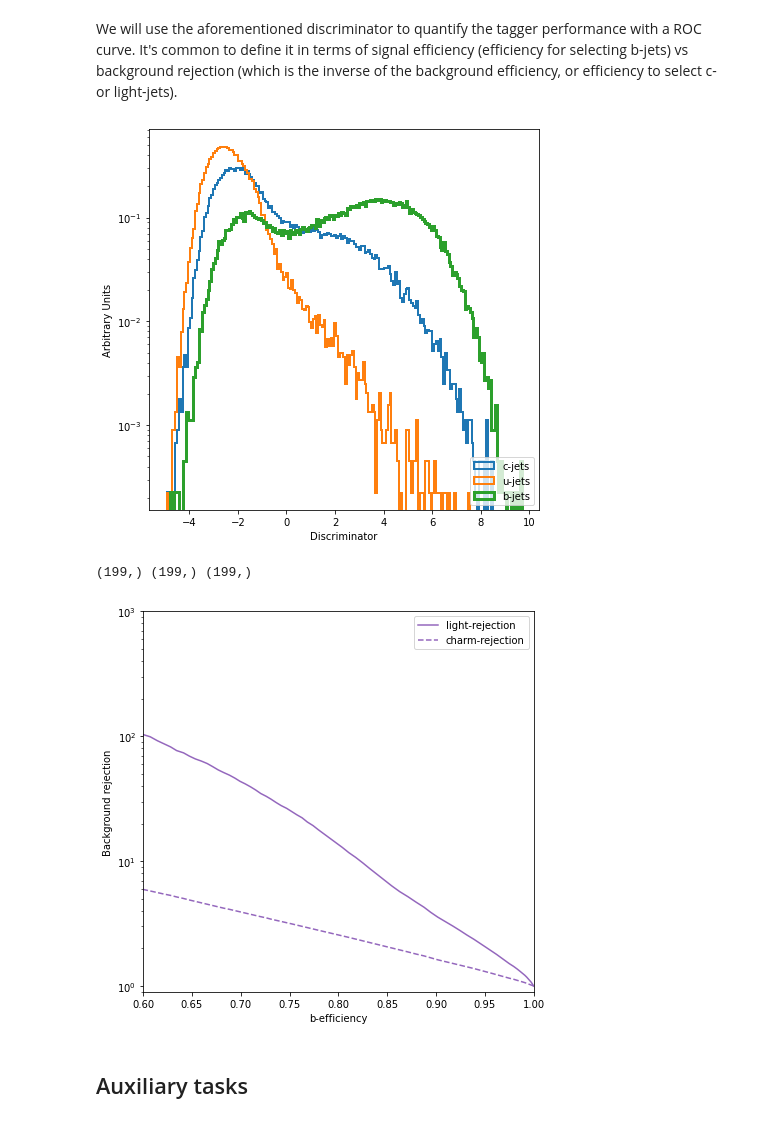
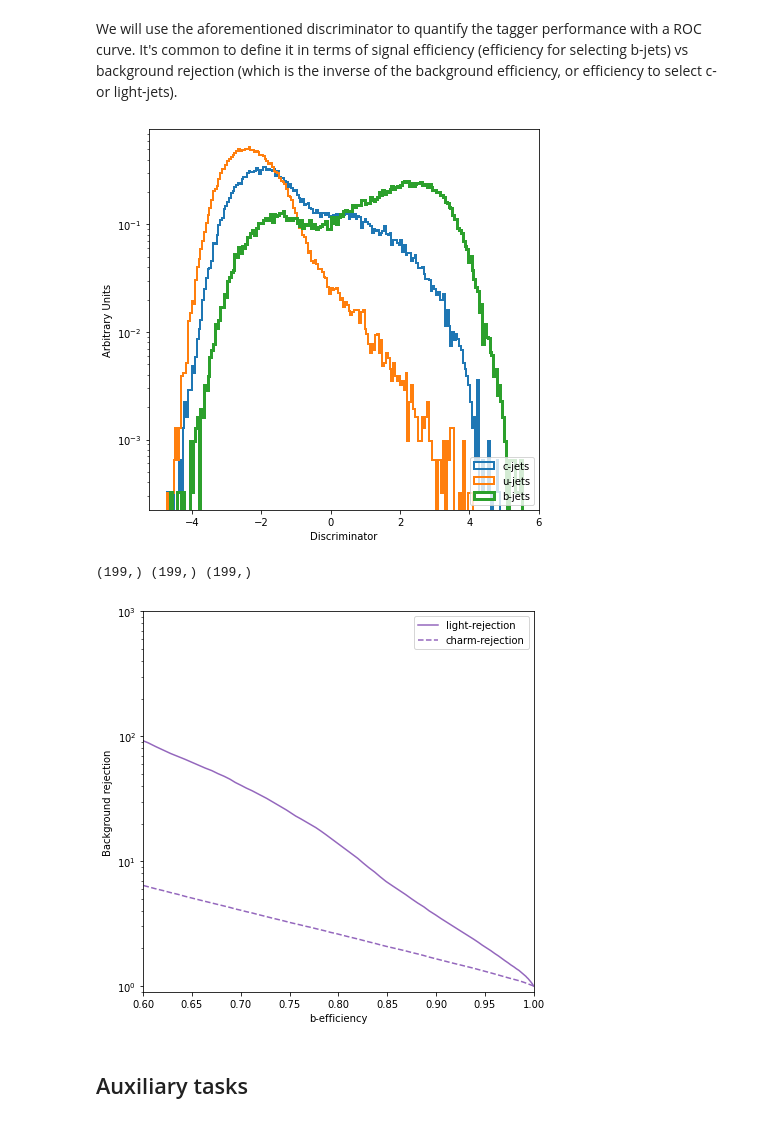
Before and after one commit to inesochoa/lisbon-ml-school, a Jupyter notebook: exercise_3.ipynb, the cells around one changed output. Saved outputs shown, nothing was run; the diff lists cells and outputs as text; code cells hidden in the pictures.

```diff
--- a/exercise_3.ipynb
+++ b/exercise_3.ipynb
@@ -934,13 +888,8 @@ trainer = pl.Trainer(gpus=1)
 predictions = trainer.predict(model, test_loader)
 # %%
 # if you're starting from a checkpoint:
-# download it first, if running on colab
-#! wget https://cernbox.cern.ch/s/BIYE9M1f4L0fTXx/download -O FTAG-model-tutorial.ckpt
-#! mv FTAG-model-tutorial.ckpt saved_models/
-
-# then:
 trainer = pl.Trainer(accelerator='gpu', devices=1)
-best_model = FlavourTag.load_from_checkpoint("saved_models/FTAG-model-tutorial.ckpt",input_dim=12, embed_dim=128,num_heads=1,num_layers=2,lr=999)
+best_model = FlavourTag.load_from_checkpoint("saved_models/FTAG-model-tutorial.ckpt",input_dim=12, embed_dim=128,num_heads=2,num_layers=2,lr=999)
 best_model = best_model.double()
 predictions = trainer.predict(best_model, test_loader)
 # %% [output]
@@ -979,7 +928,7 @@ True flavor:  0
 # %% [markdown]
 We will use the aforementioned discriminator to quantify the tagger performance with a ROC curve. It's common to define it in terms of signal efficiency (efficiency for selecting b-jets) vs background rejection (which is the inverse of the background efficiency, or efficiency to select c- or light-jets).
 # %%
-def makeROC(pred, true, name, f=0.0):
+def makeROC(pred, true, name, f=0.2):
 
     # get labels and predictions
     true = np.array(true.cpu())
@@ -1066,12 +1015,14 @@ def makeROC(pred, true, name, f=0.0):
     plt.savefig(f"roc_{name}.pdf")
     plt.show()
     plt.close()
+
+    return (sig_eff, ubkg_rej, cbkg_rej)
-# %%
-makeROC(preds,true_labels,"model1")
-# %% [output]
-[figure, removed]
-(199,) (199,) (199,)
-[figure, removed]
+# %%
+ftag_model = makeROC(preds,true_labels,"FTAG")
+# %% [output]
+[figure, added]
+(199,) (199,) (199,)
+[figure, added]
 # %% [markdown]
 ## Auxiliary tasks
 # %% [markdown]
```
Also changed, not shown: parts of 30 cells of this notebook, 3 other files.
